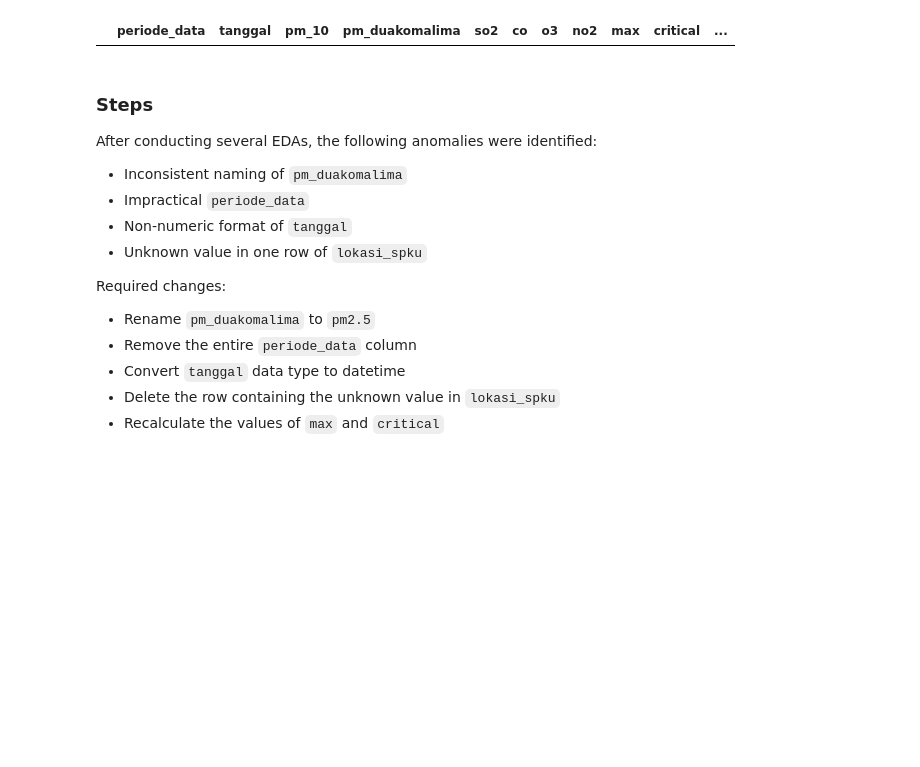
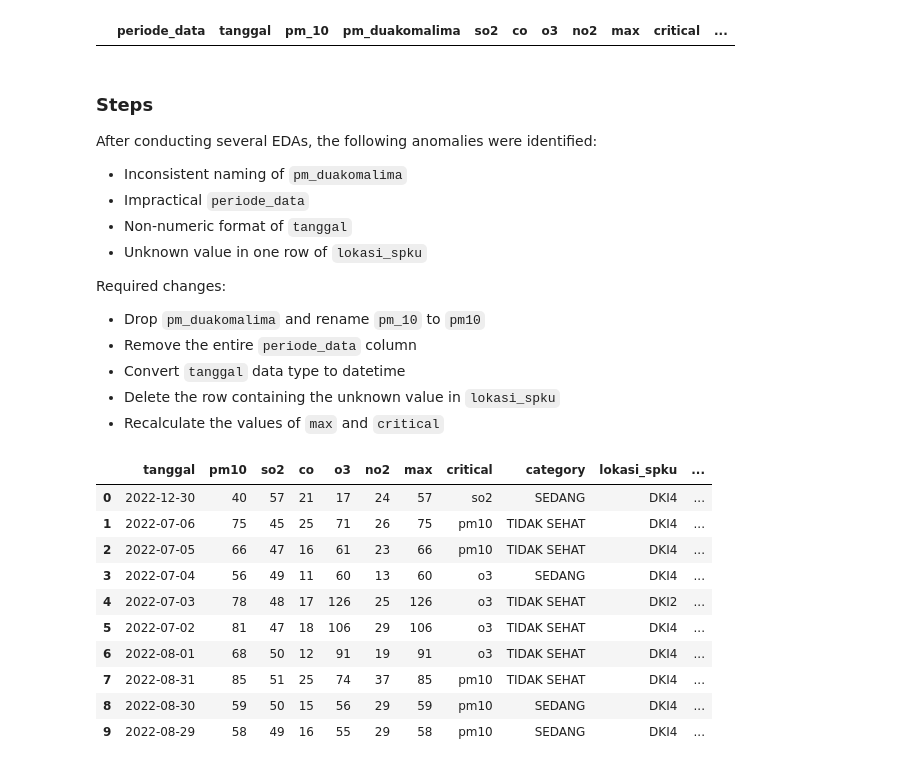
Before and after one commit to rbennum/ispu_202x, a Jupyter notebook: data_cleansing.ipynb, the cells around one changed output. Drawn from its saved outputs; the diff is of its cells as text; code cells hidden in the pictures; blank space fills up the shorter version.

Commit message:
feat: omit pm2.5 since it doesnt exist in other data

```diff
--- a/data_cleansing.ipynb
+++ b/data_cleansing.ipynb
@@ -170,7 +170,7 @@ def create_derived_time_fields(df: DataFrame) -> DataFrame:
     df['day_of_week'] = df['tanggal'].dt.dayofweek
     return df
 
-def recalculate_max_critical(df: DataFrame, columns: list=['so2', 'co', 'no2', 'o3']) -> DataFrame:
+def recalculate_max_critical(df: DataFrame, columns: list=['pm10', 'so2', 'co', 'no2', 'o3']) -> DataFrame:
     df['max'] = df[columns].max(axis=1)
     df['critical'] = df[columns].idxmax(axis=1)
     return df
@@ -213,7 +213,7 @@ def clean_ispu_2020(df: DataFrame) -> DataFrame:
     return df
 
 ispu_2020_cleaned = clean_ispu_2020(df=ispu_2020)
-ispu_2020_cleaned.to_csv('ispu_2020_cleaned.csv')
+ispu_2020_cleaned.to_csv('ispu_2020_cleaned.csv', sep=';')
 ispu_2020_cleaned.head(10)
 # %% [output]
 |  | tanggal | pm10 | so2 | co | o3 | no2 | category | lokasi_spku | year | month | ... |
@@ -323,7 +323,7 @@ After conducting several EDAs, the following anomalies were identified:
 
 Required changes:
 
-- Rename `pm_duakomalima` to `pm2.5`
+- Drop `pm_duakomalima` and rename `pm_10` to `pm10`
 - Remove the entire `periode_data` column
 - Convert `tanggal` data type to datetime
 - Delete the row containing the unknown value in `lokasi_spku`
@@ -331,26 +331,42 @@ Required changes:
 # %%
 def clean_ispu_2022(df: DataFrame) -> DataFrame:
     df_copy = df.copy()
 
-    # rename pm_duakomalima to pm2.5
-    df_copy.rename(columns={'pm_duakomalima': 'pm_2.5', 'categori': 'category'}, inplace=True)
+    # Drop `pm_duakomalima` and rename `pm10` to `pm_10`
+    if 'pm_duakomalima' in df_copy.columns:
+        df_copy.drop(columns=['pm_duakomalima'], inplace=True)
+
+    df_copy.rename(columns={'categori': 'category', 'pm_10': 'pm10'}, inplace=True)
 
     # remove the entire periode_data column
     if 'periode_data' in df_copy.columns:
         df_copy.drop(columns=['periode_data'], inplace=True)
 
     # convert tanggal data type to datetime
     df_copy.drop(index=[0], inplace=True)
     df_copy['tanggal'] = pd.to_datetime(df_copy['tanggal'], format='%d/%m/%y', dayfirst=True)
 
     # delete the row containing the unknown value in lokasi_spku
     df_copy.drop(index=df_copy[df_copy['lokasi_spku'] == '0'].index, inplace=True)
     df_copy.reset_index(drop=True, inplace=True)
 
     df_copy = create_derived_time_fields(df=df_copy)
-    df_copy = recalculate_max_critical(df=df_copy, columns=['so2', 'co', 'pm_10', 'pm_2.5', 'no2', 'o3'])
+    df_copy = recalculate_max_critical(df=df_copy)
 
     return df_copy
 
 ispu_2022_cleaned = clean_ispu_2022(df=ispu_2022)
-ispu_2022_cleaned.to_csv('ispu_2022_cleaned.csv')
+ispu_2022_cleaned.to_csv('ispu_2022_cleaned.csv', sep=';')
+ispu_2022_cleaned.head(10)
+# %% [output]
+|  | tanggal | pm10 | so2 | co | o3 | no2 | max | critical | category | lokasi_spku | ... |
+| 0 | 2022-12-30 | 40 | 57 | 21 | 17 | 24 | 57 | so2 | SEDANG | DKI4 | ... |
+| 1 | 2022-07-06 | 75 | 45 | 25 | 71 | 26 | 75 | pm10 | TIDAK SEHAT | DKI4 | ... |
+| 2 | 2022-07-05 | 66 | 47 | 16 | 61 | 23 | 66 | pm10 | TIDAK SEHAT | DKI4 | ... |
+| 3 | 2022-07-04 | 56 | 49 | 11 | 60 | 13 | 60 | o3 | SEDANG | DKI4 | ... |
+| 4 | 2022-07-03 | 78 | 48 | 17 | 126 | 25 | 126 | o3 | TIDAK SEHAT | DKI2 | ... |
+| 5 | 2022-07-02 | 81 | 47 | 18 | 106 | 29 | 106 | o3 | TIDAK SEHAT | DKI4 | ... |
+| 6 | 2022-08-01 | 68 | 50 | 12 | 91 | 19 | 91 | o3 | TIDAK SEHAT | DKI4 | ... |
+| 7 | 2022-08-31 | 85 | 51 | 25 | 74 | 37 | 85 | pm10 | TIDAK SEHAT | DKI4 | ... |
+| 8 | 2022-08-30 | 59 | 50 | 15 | 56 | 29 | 59 | pm10 | SEDANG | DKI4 | ... |
+| 9 | 2022-08-29 | 58 | 49 | 16 | 55 | 29 | 58 | pm10 | SEDANG | DKI4 | ... |
```
Also changed, not shown: 2 other files.
